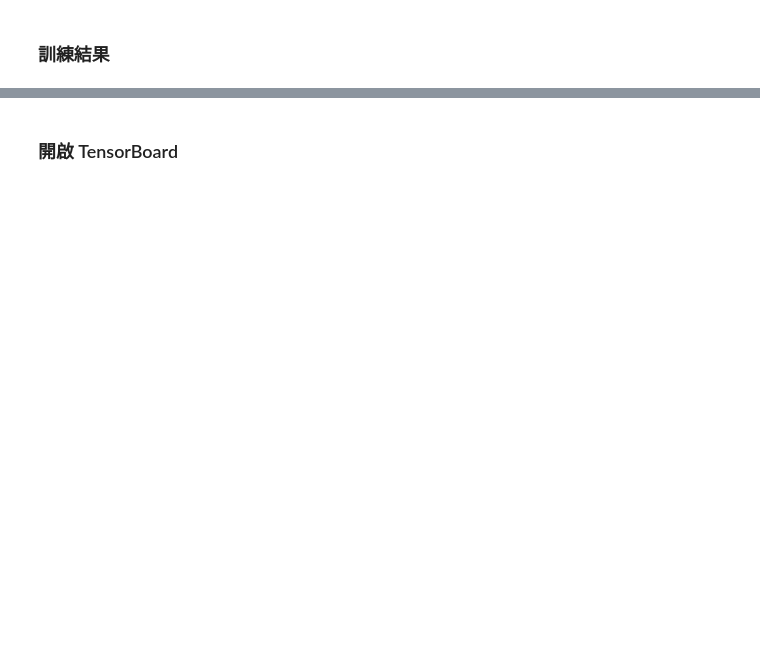
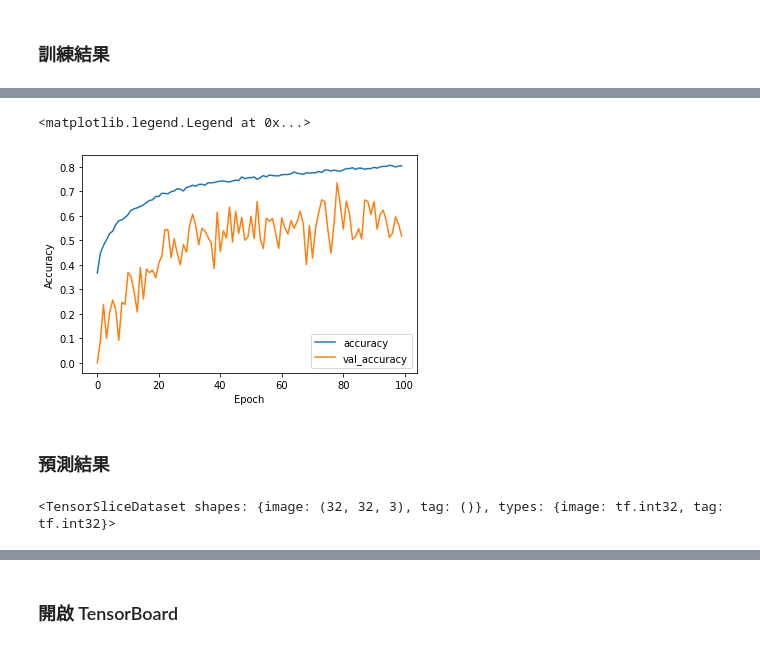
Before and after one commit to billy0402/python-machine-learning, a Jupyter notebook: midtern_report/midtern_report.ipynb, the cells around one changed output, grey strips where cells are left out. Cells and saved outputs as stored; diff of their text form; code cells hidden in the pictures; blank space fills up the shorter version.

```diff
--- a/midtern_report/midtern_report.ipynb
+++ b/midtern_report/midtern_report.ipynb
@@ -322,3 +563,29 @@ history_2 = model_2.fit(train_data,
+# %%
+# 建立回調函數 (Callback function)
+# 將訓練記錄存成 TensorBoard 的紀錄檔
+log_dir = os.path.join('logs', 'model-5')
+model_tb = keras.callbacks.TensorBoard(log_dir=log_dir)
+# 儲存最好的網路模型權重
+model_mcp = keras.callbacks.ModelCheckpoint(
+    os.path.join(model_dir, 'Best-model-5.h5'),
+    monitor='val_categorical_accuracy',
+    save_best_only=True,
+    mode='max',
+)
+
+# 設定訓練使用的優化器. 損失函數和指標函數
+model_5.compile(
+    keras.optimizers.Adam(),
+    loss=keras.losses.CategoricalCrossentropy(),
+    metrics=[keras.metrics.CategoricalAccuracy()],
+)
+
+# 訓練網路模型
+history_5 = model_5.fit(train_data,
+                        epochs=100,
+                        validation_data=valid_data,
+                        callbacks=[model_tb, model_mcp],
+                        verbose=0)
 # %% [markdown]
 ### 訓練結果
 # %%
@@ -350,0 +663,17 @@ plot.legend(loc='lower right')
+# %%
+# Model-5 的準確度圖表
+plot.plot(history_5.history['categorical_accuracy'], label='accuracy')
+plot.plot(history_5.history['val_categorical_accuracy'], label='val_accuracy')
+plot.xlabel('Epoch')
+plot.ylabel('Accuracy')
+plot.legend(loc='lower right')
+# %% [output]
+<matplotlib.legend.Legend at 0x...>
+[figure, added]
+# %% [markdown]
+### 預測結果
+# %%
+pred_data = make_datasets(pred_data_path)
+pred_data
+# %% [output]
+<TensorSliceDataset shapes: {image: (32, 32, 3), tag: ()}, types: {image: tf.int32, tag: tf.int32}>
```
Also changed, not shown: parts of 35 cells of this notebook.
